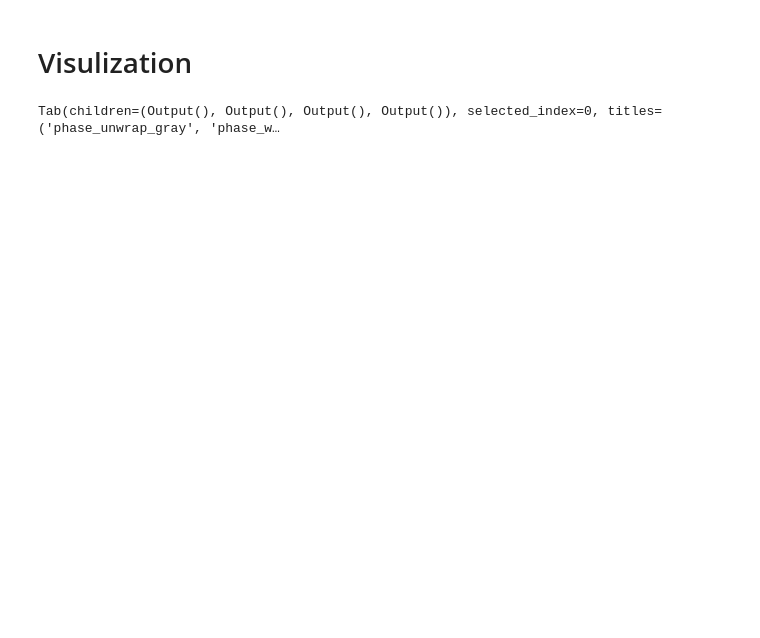
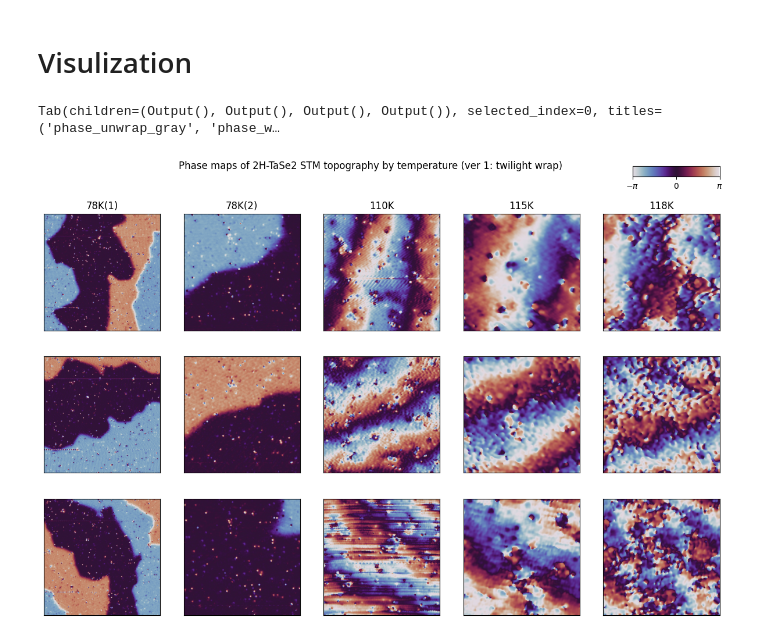
Before and after one commit to Potdooshami/2H_TaSe2_Tc_STM, a Jupyter notebook: getPhasemap.ipynb, the cells around one changed output. Drawn from its saved outputs; the diff is of its cells as text; code cells hidden in the pictures; blank space fills up the shorter version.

```diff
--- a/getPhasemap.ipynb
+++ b/getPhasemap.ipynb
@@ -387,7 +408,21 @@ for idt,isb in zip(idts , range(len(fns))):
         if ik == 0:
             axs[ik,isb].set_title(nms[idt])
 plt.suptitle(stn)
-plt.close()
+
+
+
+im = gci()
+cbar_ax = fig.add_axes([0.8, 0.95, 0.1, 0.02])  # [left, bottom, width, height]
+cbar = fig.colorbar(im, cax=cbar_ax,orientation='horizontal')
+
+ticks = [-np.pi, 0, np.pi]
+tick_labels = [r"$-\pi$", r"$0$", r"$\pi$"]
+
+cbar.set_ticks(ticks)
+cbar.set_ticklabels(tick_labels)
+
+
+# plt.close()
 figs[fid] = fig
 # %%
 fid = 'Amplitude_hot'
@@ -403,5 +438,19 @@ for idt,isb in zip(idts , range(len(fns))):
         if ik == 0:
             axs[ik,isb].set_title(nms[idt])
 plt.suptitle(stn)
+
+
+
+im = gci()
+cbar_ax = fig.add_axes([0.8, 0.95, 0.1, 0.02])  # [left, bottom, width, height]
+cbar = fig.colorbar(im, cax=cbar_ax,orientation='horizontal')
+
+# ticks = [-np.pi, 0, np.pi]
+# tick_labels = [r"$-\pi$", r"$0$", r"$\pi$"]
+
+cbar.set_ticks(ticks)
+cbar.set_ticklabels(tick_labels)
+
+
 plt.close()
 figs[fid] = fig
@@ -413,3 +460,7 @@ import importlib
 subtabFigSr(figs)
 # %% [output]
 Tab(children=(Output(), Output(), Output(), Output()), selected_index=0, titles=('phase_unwrap_gray', 'phase_w…
+# %%
+figs[2]
+# %% [output]
+[figure, added]
```
Also changed, not shown: parts of 29 cells of this notebook.
